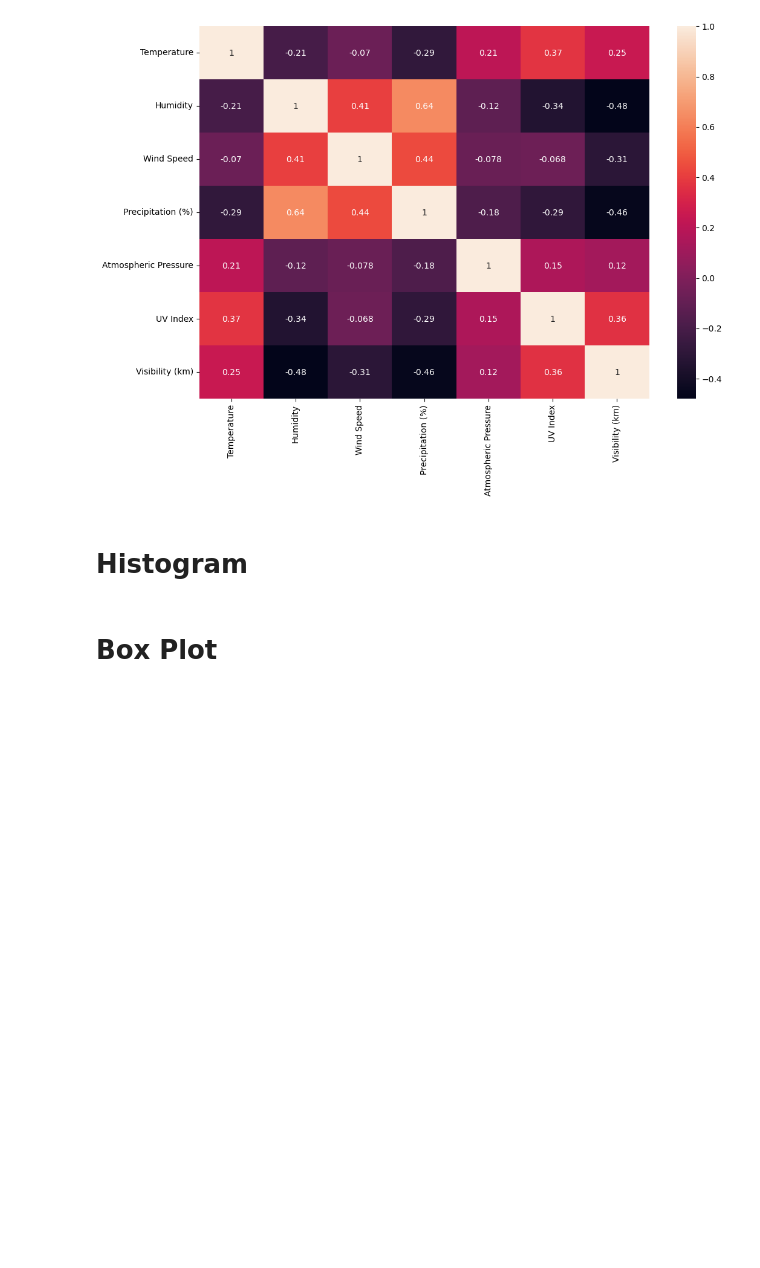
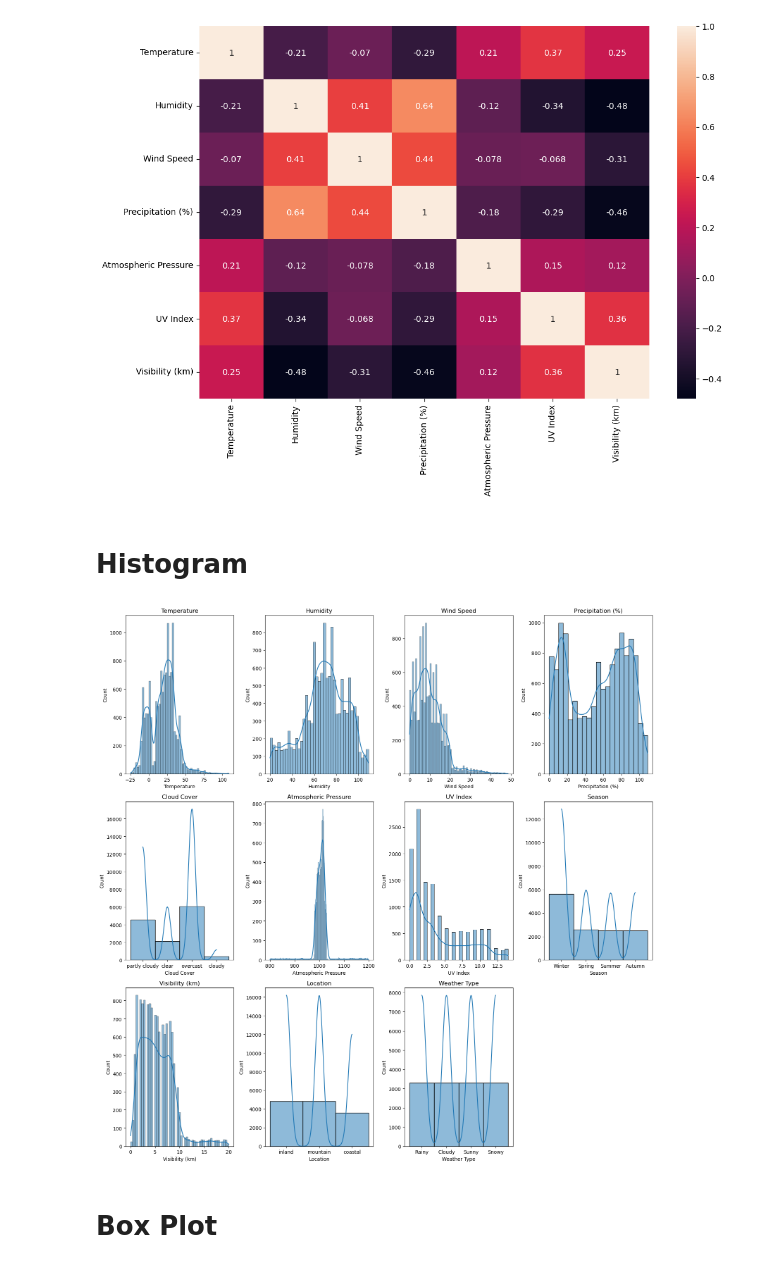
Before and after one commit to MaukanMir/Weather-Classification, a Jupyter notebook: training.ipynb, the cells around one changed output. Drawn from its saved outputs; the diff is of its cells as text; code cells hidden in the pictures; blank space fills up the shorter version.

```diff
--- a/training.ipynb
+++ b/training.ipynb
@@ -39,7 +39,7 @@ def plot_dataset(df, visual_type):
   for idx, col in enumerate(df.columns):
     plt.subplot(rows, 4, idx+1)
     plt.title(col)
-    sns.barplot(data=df[col], kde=True) if visual_type == "hist" else sns.boxplot(df[col])
+    sns.histplot(data=df[col], kde=True) if visual_type == "hist" else sns.boxplot(df[col])
     plt.xlabel(col)
 
   plt.tight_layout()
@@ -128,5 +128,9 @@ sns.heatmap(data=relations, annot=True)
 [figure]
 # %% [markdown]
 # Histogram
+# %%
+plot_dataset(df, "hist")
+# %% [output]
+[figure, added]
 # %% [markdown]
 # Box Plot
```
